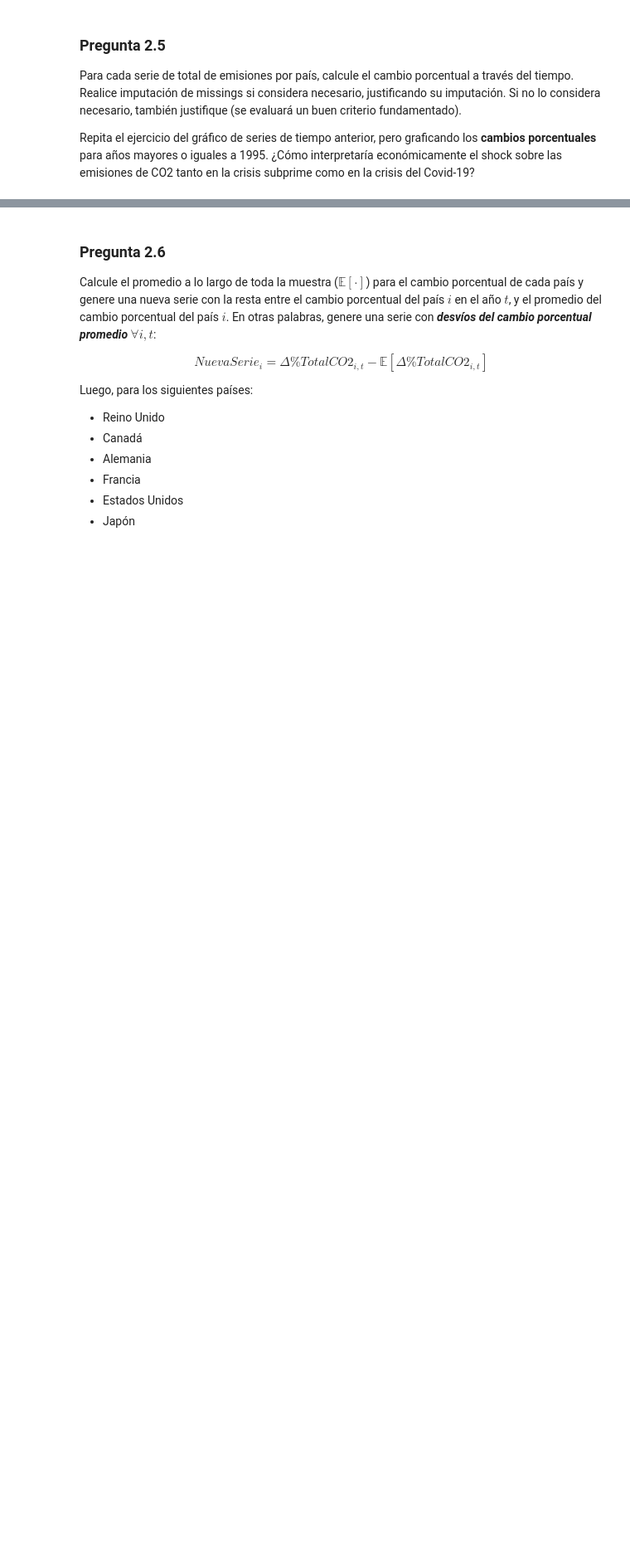
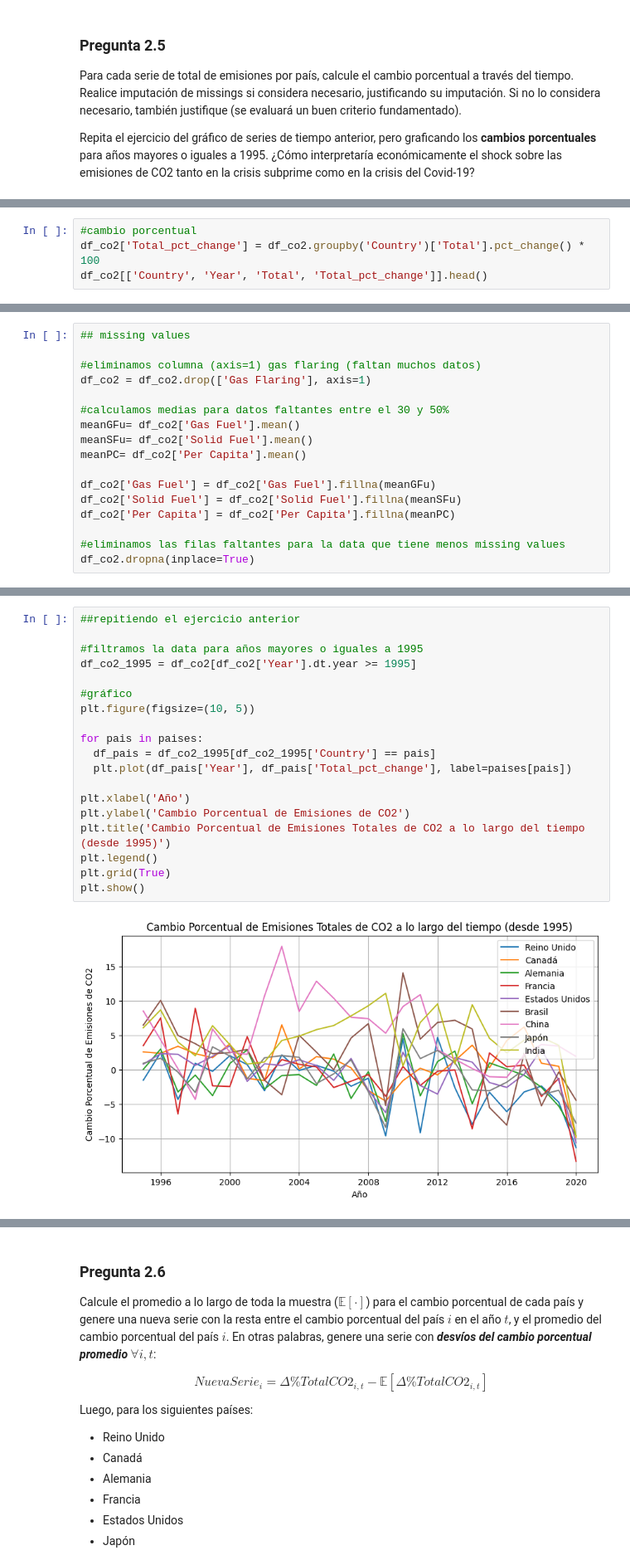
Before and after one commit to constanzaamunoz/ML-2025-01, a Jupyter notebook: Tarea_1.ipynb, the cells around one changed output, grey strips where cells are left out. Shown at 83% size. Saved outputs shown, nothing was run; the diff lists cells and outputs as text; blank space fills up the shorter version.

```diff
--- a/Tarea_1.ipynb
+++ b/Tarea_1.ipynb
@@ -989,0 +999,4 @@ Repita el ejercicio del gráfico de series de tiempo anterior, pero graficando l
+# %%
+#cambio porcentual
+df_co2['Total_pct_change'] = df_co2.groupby('Country')['Total'].pct_change() * 100
+df_co2[['Country', 'Year', 'Total', 'Total_pct_change']].head()
@@ -989,0 +1010,17 @@ Repita el ejercicio del gráfico de series de tiempo anterior, pero graficando l
+# %%
+## missing values
+
+#eliminamos columna (axis=1) gas flaring (faltan muchos datos)
+df_co2 = df_co2.drop(['Gas Flaring'], axis=1)
+
+#calculamos medias para datos faltantes entre el 30 y 50%
+meanGFu= df_co2['Gas Fuel'].mean()
+meanSFu= df_co2['Solid Fuel'].mean()
+meanPC= df_co2['Per Capita'].mean()
+
+df_co2['Gas Fuel'] = df_co2['Gas Fuel'].fillna(meanGFu)
+df_co2['Solid Fuel'] = df_co2['Solid Fuel'].fillna(meanSFu)
+df_co2['Per Capita'] = df_co2['Per Capita'].fillna(meanPC)
+
+#eliminamos las filas faltantes para la data que tiene menos missing values
+df_co2.dropna(inplace=True)
@@ -989,0 +1055,21 @@ Repita el ejercicio del gráfico de series de tiempo anterior, pero graficando l
+# %%
+##repitiendo el ejercicio anterior
+
+#filtramos la data para años mayores o iguales a 1995
+df_co2_1995 = df_co2[df_co2['Year'].dt.year >= 1995]
+
+#gráfico
+plt.figure(figsize=(10, 5))
+
+for pais in paises:
+  df_pais = df_co2_1995[df_co2_1995['Country'] == pais]
+  plt.plot(df_pais['Year'], df_pais['Total_pct_change'], label=paises[pais])
+
+plt.xlabel('Año')
+plt.ylabel('Cambio Porcentual de Emisiones de CO2')
+plt.title('Cambio Porcentual de Emisiones Totales de CO2 a lo largo del tiempo (desde 1995)')
+plt.legend()
+plt.grid(True)
+plt.show()
+# %% [output]
+[figure, added]
```
Also changed, not shown: parts of 22 cells of this notebook.
